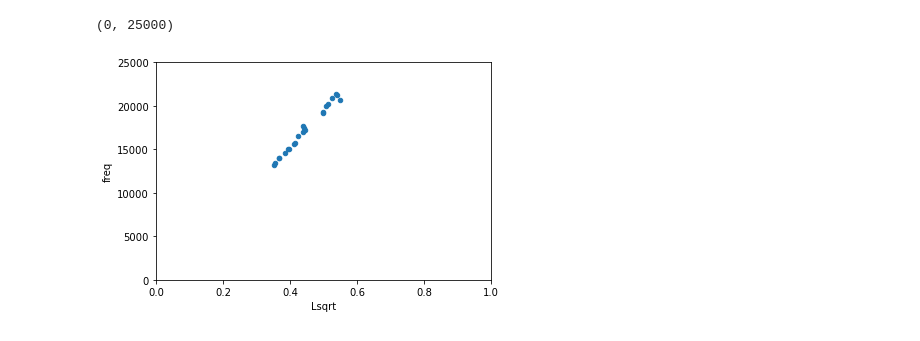
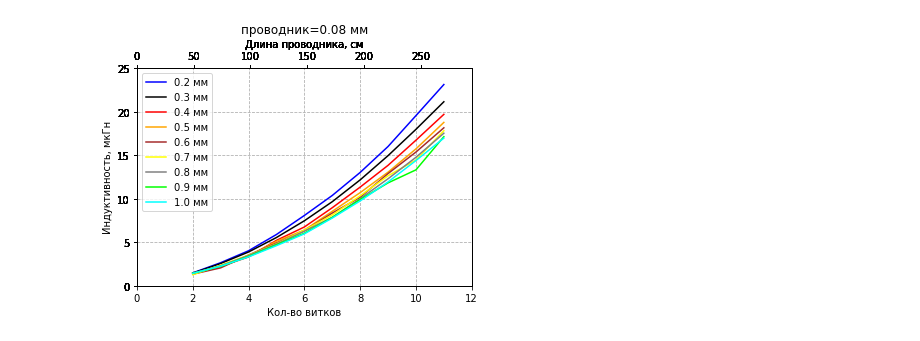
Before and after one commit to igrekus/coil-report, a Jupyter notebook: coil-report.ipynb, the cells around one changed output. Saved outputs shown, nothing was run; the diff lists cells and outputs as text; code cells hidden in the pictures.

```diff
--- a/coil-report.ipynb
+++ b/coil-report.ipynb
@@ -8,4 +11,33 @@ rows = sorted([f'V{n}{d:02d}' for d in range(2, 12) for n in range(1, 12)])
 rects = df.loc[(df['file'].isin(rows))]
 
 %matplotlib inline
+# %%
+def plot_step_stat(dframe, step, wire, ax=None, color=''):
+    res = dframe.loc[(dframe['step (mm)'] == step) & (dframe['wire_dia (mm)'] == wire)][['file', 'wire_len (cm)', 'coil_n', 'L, uH']]
+    res = res.sort_values(['coil_n'], ascending=[1])
+    ax = res.plot(x='coil_n', y='L, uH', title=f'проводник={wire} мм', ax=ax, color=color, label=f'{step} мм')
+    ax1 = ax.twiny()
+    res.plot(x='wire_len (cm)', y='L, uH', ax=ax1, color=color)
+    ax.grid(linestyle='--')
+    ax.set_xlim(0, 12)
+    ax.set_ylim(0, 25)
+    ax1.set_xlim(0, 295)
+    ax1.set_ylim(0, 25)
+    ax1.set_xlabel('Длина проводника, см')
+    ax1.lines = list()
+    ax1.get_legend().remove()
+    ax.set_ylabel('Индуктивность, мкГн')
+    ax.set_xlabel('Кол-во витков')
+    return ax, res
+
+def plot_coil_n_stat(dframe, coil_n, wire, ax=None, color=''):
+    res = dframe.loc[(dframe['coil_n'] == coil_n) & (dframe['wire_dia (mm)'] == wire)][['file', 'step (mm)', 'L, uH']]
+    res = res.sort_values(['step (mm)'], ascending=[1])
+    ax = res.plot(x='step (mm)', y='L, uH', title=f'проводник={wire} мм', ax=ax, color=color, label=f'{coil_n} шт')
+    ax.grid(linestyle='--')
+    ax.set_xlim(0, 1.1)
+    ax.set_ylim(0, 25)
+    ax.set_ylabel('Индуктивность, мкГн')
+    ax.set_xlabel('Шаг, мм')
+    return ax, res
 # %%
@@ -131,7 +53,0 @@ rects_freq
-# %%
-ax3 = rects_freq.plot.scatter(x='Lsqrt', y='freq')
-ax3.set_xlim(0, 1)
-ax3.set_ylim(0, 25000)
-# %% [output]
-(0, 25000)
-[figure, removed]
@@ -143,0 +54,6 @@ coil_working.to_excel('coil_working.xlsx')
+# %%
+ax_coil_n_008, _ = plot_step_stat(rects, step=0.2, wire=0.08, color='blue')
+for st, col in zip([0.3, 0.4, 0.5, 0.6, 0.7, 0.8, 0.9, 1.0], ['black', 'red', 'orange', 'brown', 'yellow', 'grey', 'lime', 'cyan']):
+    plot_step_stat(rects, step=st, wire=0.08, color=col, ax=ax_coil_n_008)
+# %% [output]
+[figure, added]
```
Also changed, not shown: parts of 25 cells of this notebook.
